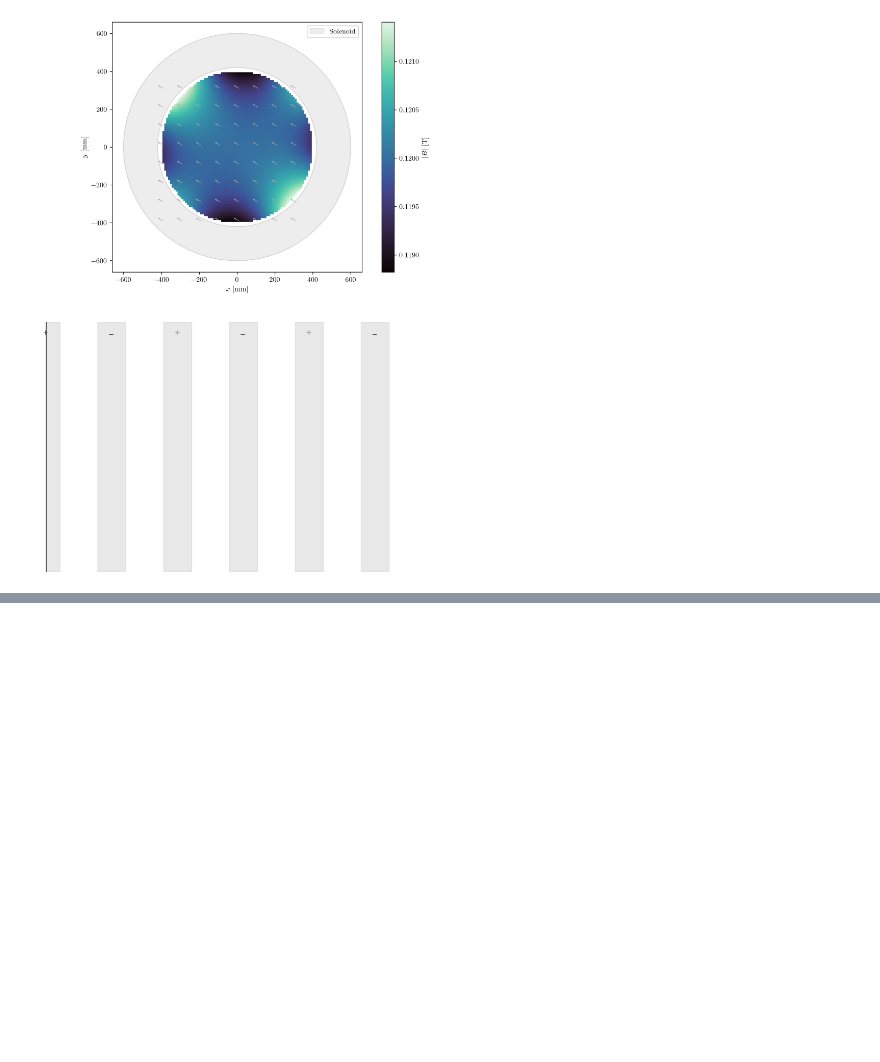
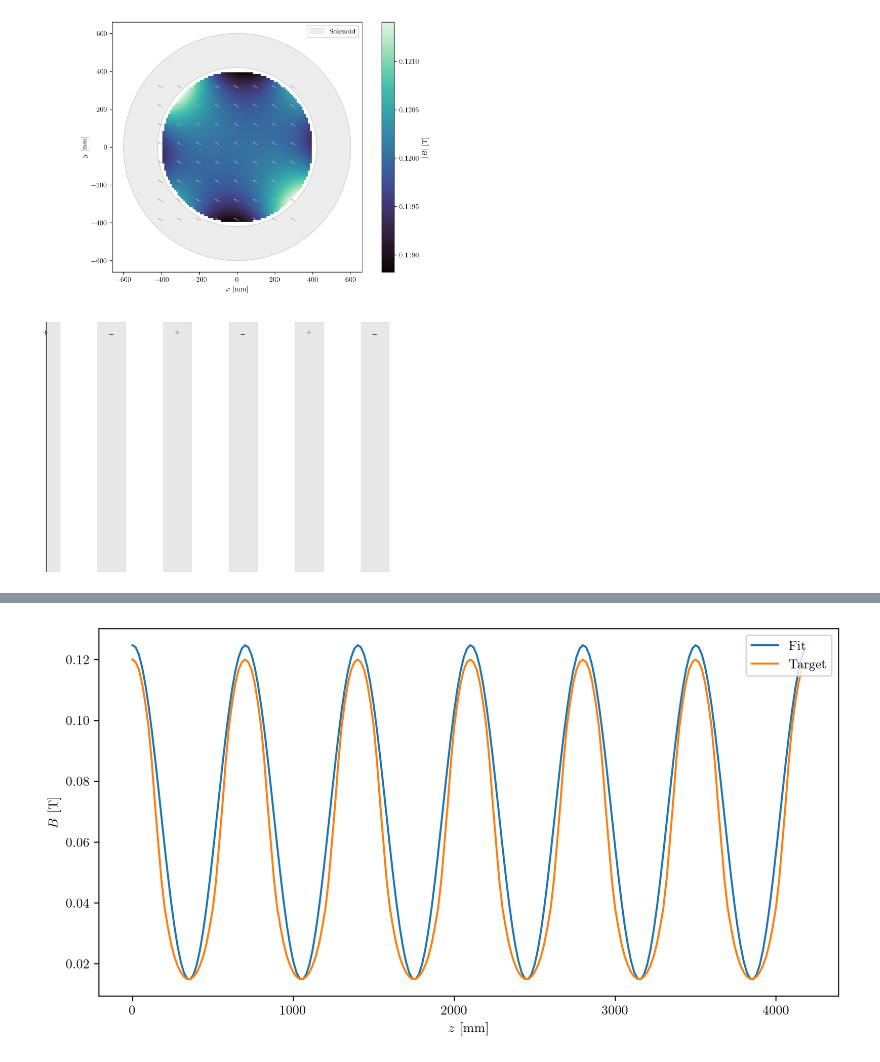
Before and after one commit to criggall/muon-cooling, a Jupyter notebook: field-studies/map/hfofo-lattice/multipole_expansion.ipynb, the cells around one changed output, grey strips where cells are left out. Cells and saved outputs as stored; diff of their text form; code cells hidden in the pictures; blank space fills up the shorter version.

```diff
--- a/field-studies/map/hfofo-lattice/multipole_expansion.ipynb
+++ b/field-studies/map/hfofo-lattice/multipole_expansion.ipynb
@@ -474,0 +536,15 @@ animation.save(ani_dir+'multipole_expansion_quiver_diff_lim.gif', writer='pillow
+# %%
+# Tune phase shift by hand:
+phi = 1.55
+
+test = 0.055*np.sin(2*np.pi*0.00142857*z+phi) + diff
+
+plt.figure(figsize=(10, 5))
+plt.plot(z, test, label='Fit')
+plt.plot(z, c, label='Target')
+plt.legend(loc='upper right')
+plt.ylabel("$B$ [T]")
+plt.xlabel("$z$ [mm]")
+plt.show()
+# %% [output]
+[figure, added]
```
Also changed, not shown: parts of 4 cells of this notebook, 6 other files.
